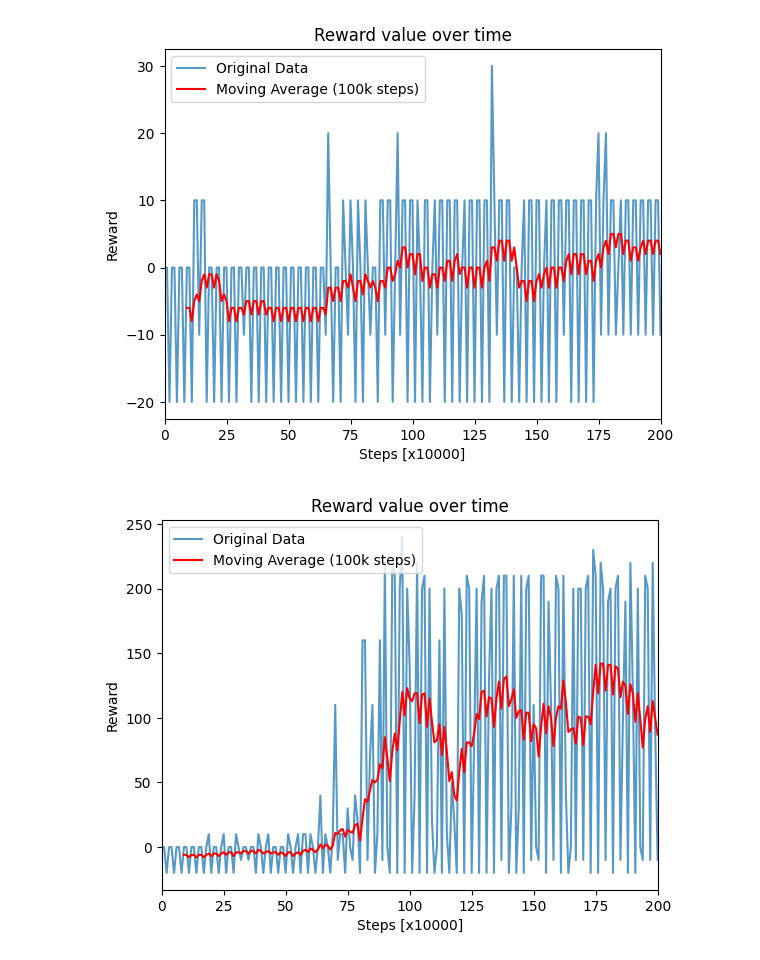
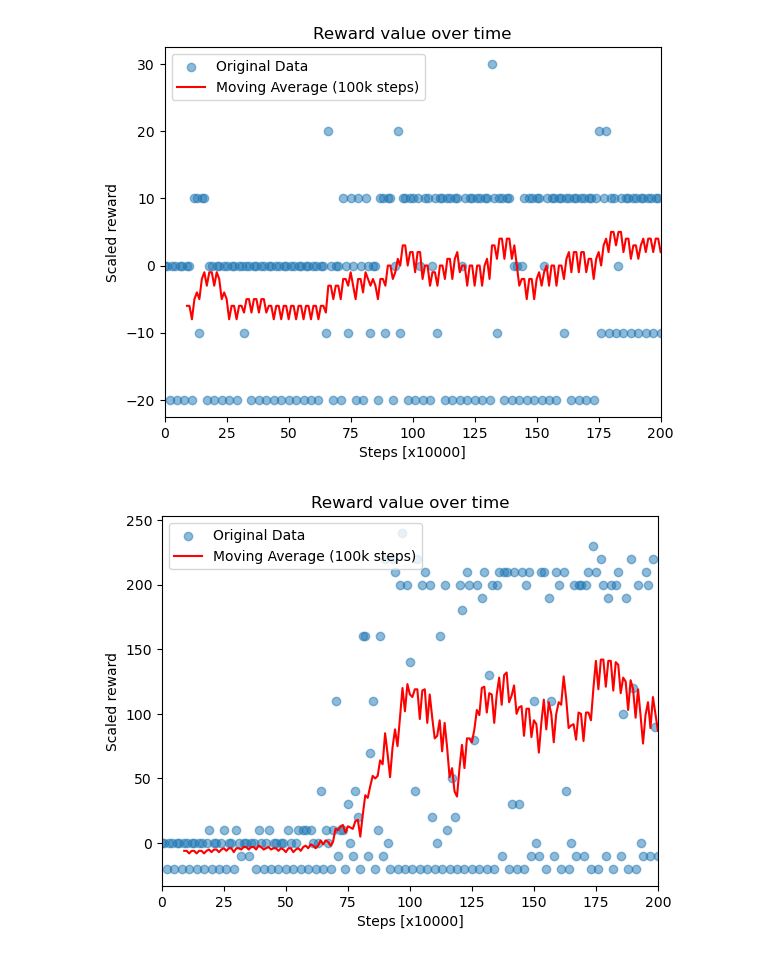
Before and after one commit to OptimalAgents/RL-DonkeyKong, a Jupyter notebook: reward_plots/reward_plots.ipynb, the cells around one changed output. Saved outputs shown, nothing was run; the diff lists cells and outputs as text; code cells hidden in the pictures.

```diff
--- a/reward_plots/reward_plots.ipynb
+++ b/reward_plots/reward_plots.ipynb
@@ -14,43 +14,42 @@ moving_avg = y_series.rolling(window=window_size).mean()
 x = range(len(y))
 x_moving_avg = [i for i in range(len(moving_avg))]
 
-plt.plot(x, y, label='Original Data', alpha=0.75)
+plt.scatter(x, y, label='Original Data', alpha=0.5)
 
 plt.plot(x, moving_avg, label='Moving Average (100k steps)', color='red')
 
 plt.xlabel('Steps [x10000]')
-plt.ylabel('Reward')
+plt.ylabel('Scaled reward')
 plt.title('Reward value over time')
 plt.ticklabel_format(style='sci', axis='x', scilimits=(0, 7))
 plt.legend()
 plt.xlim(xmin=0, xmax=len(y)-1)
 plt.show()
 # %% [output]
-[figure, old version]
+[figure, new version]
 # %%
 data = np.load('eval_rewards/baseline2.npy')
 y = data.flatten()
 
 y_series = pd.Series(y)
 window_size = 10
 moving_avg = y_series.rolling(window=window_size).mean()
 
 x = range(len(y))
-x_moving_avg = [i for i in range(len(moving_avg))]
 
-plt.plot(x, y, label='Original Data', alpha=0.75)
+plt.scatter(x, y, label='Original Data', alpha=0.5)
 
 plt.plot(x, moving_avg, label='Moving Average (100k steps)', color='red')
 
 plt.xlabel('Steps [x10000]')
-plt.ylabel('Reward')
+plt.ylabel('Scaled reward')
 plt.title('Reward value over time')
 plt.ticklabel_format(style='sci', axis='x', scilimits=(0, 7))
 plt.legend()
 plt.xlim(xmin=0, xmax=len(y)-1)
 plt.show()
 # %% [output]
-[figure, old version]
+[figure, new version]
 # %%
 data = np.load('eval_rewards/LAD+LVL.npy')
 y = data.flatten()
```
Also changed, not shown: parts of 13 cells of this notebook, 11 other files.
